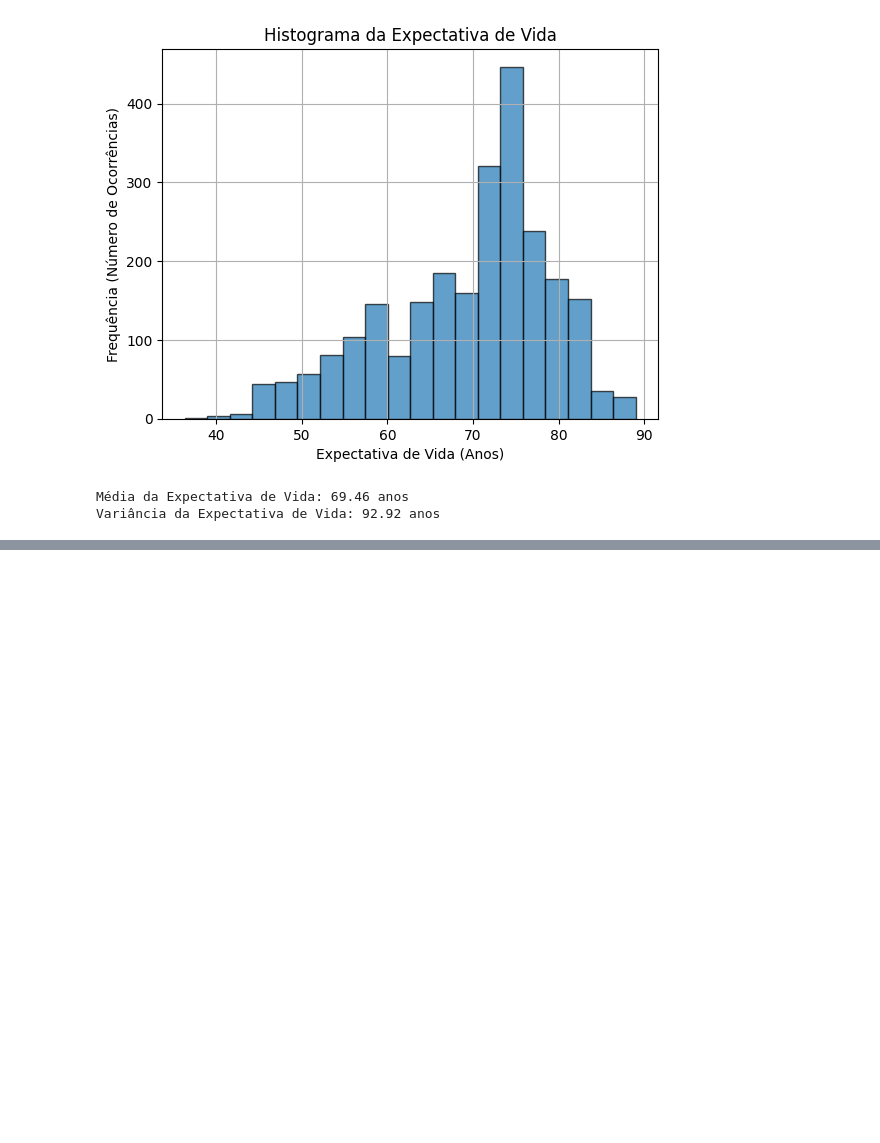
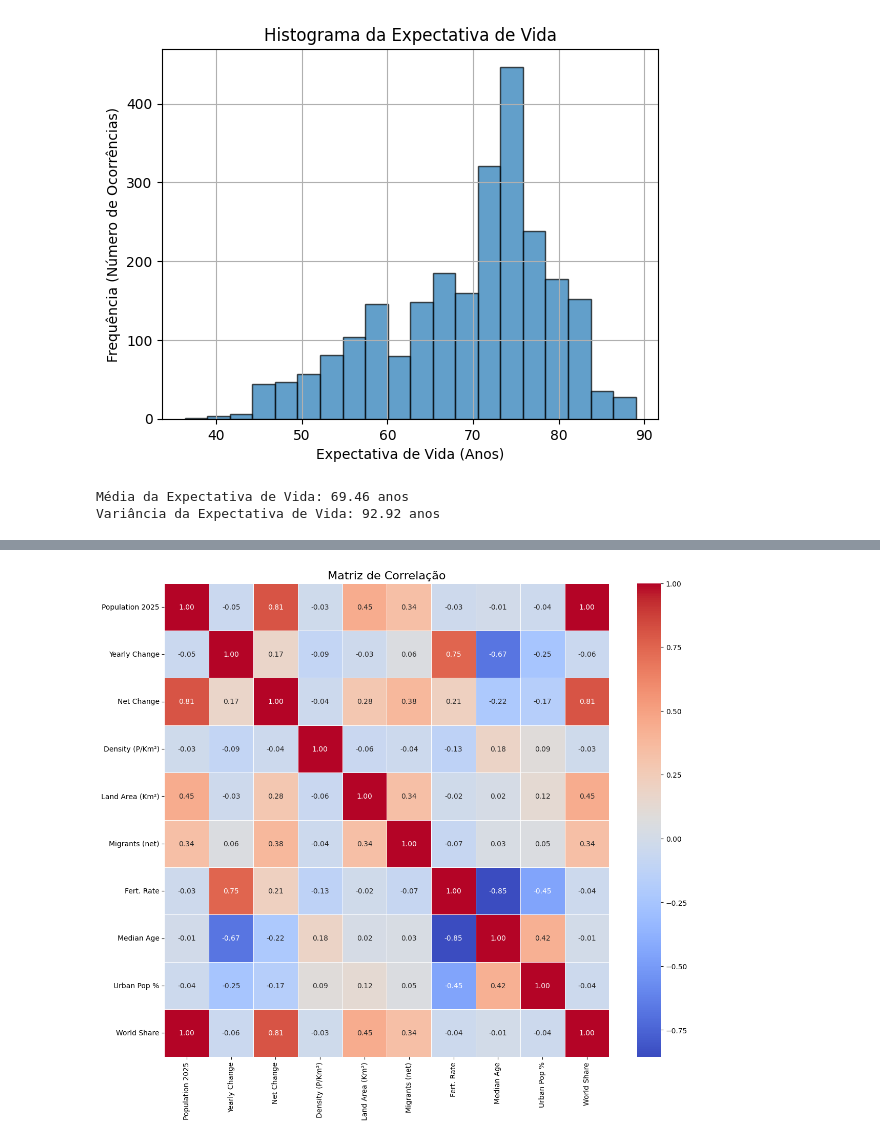
Before and after one commit to geangobo/Introduction-to-Data-Science-USP, a Jupyter notebook: Quest-2/eda.ipynb, the cells around one changed output, grey strips where cells are left out. Saved outputs shown, nothing was run; the diff lists cells and outputs as text; code cells hidden in the pictures; blank space fills up the shorter version.

```diff
--- a/Quest-2/eda.ipynb
+++ b/Quest-2/eda.ipynb
@@ -103,0 +350,34 @@ Variância da Expectativa de Vida: 92.92 anos
+# %%
+# 1. Lista das colunas que AINDA precisam de limpeza
+colunas_para_limpar = [
+    'Yearly Change',
+    'Net Change',
+    'Migrants (net)',
+    'World Share'
+]
+
+# 2. Loop para limpar e converter apenas as colunas restantes
+for col in colunas_para_limpar:
+    # Remove caracteres não numéricos (como '%' e ',')
+    df_tratado[col] = df_tratado[col].astype(str).str.replace(r'[^\d.-]', '', regex=True)
+
+    # Converte para numérico (erros viram NaN, mas não esperamos nenhum aqui)
+    df_tratado[col] = pd.to_numeric(df_tratado[col], errors='coerce')
+
+# 3. Selecionar TODAS as colunas numéricas para a correlação
+# O .select_dtypes é uma forma inteligente de pegar todas as colunas que são números
+df_numerico = df_tratado.select_dtypes(include=np.number)
+
+# Remove a coluna '#' que é apenas um índice e não é uma variável relevante
+if '#' in df_numerico.columns:
+    df_numerico = df_numerico.drop(columns=['#'])
+
+# 4. Cálculo e Visualização da Matriz de Correlação
+matriz_correlacao = df_numerico.corr()
+
+plt.figure(figsize=(14, 12))
+sns.heatmap(matriz_correlacao, annot=True, cmap='coolwarm', fmt=".2f", linewidths=.5)
+plt.title('Matriz de Correlação', fontsize=16)
+plt.show()
+# %% [output]
+[figure, added]
```
Also changed, not shown: parts of 20 cells of this notebook.
